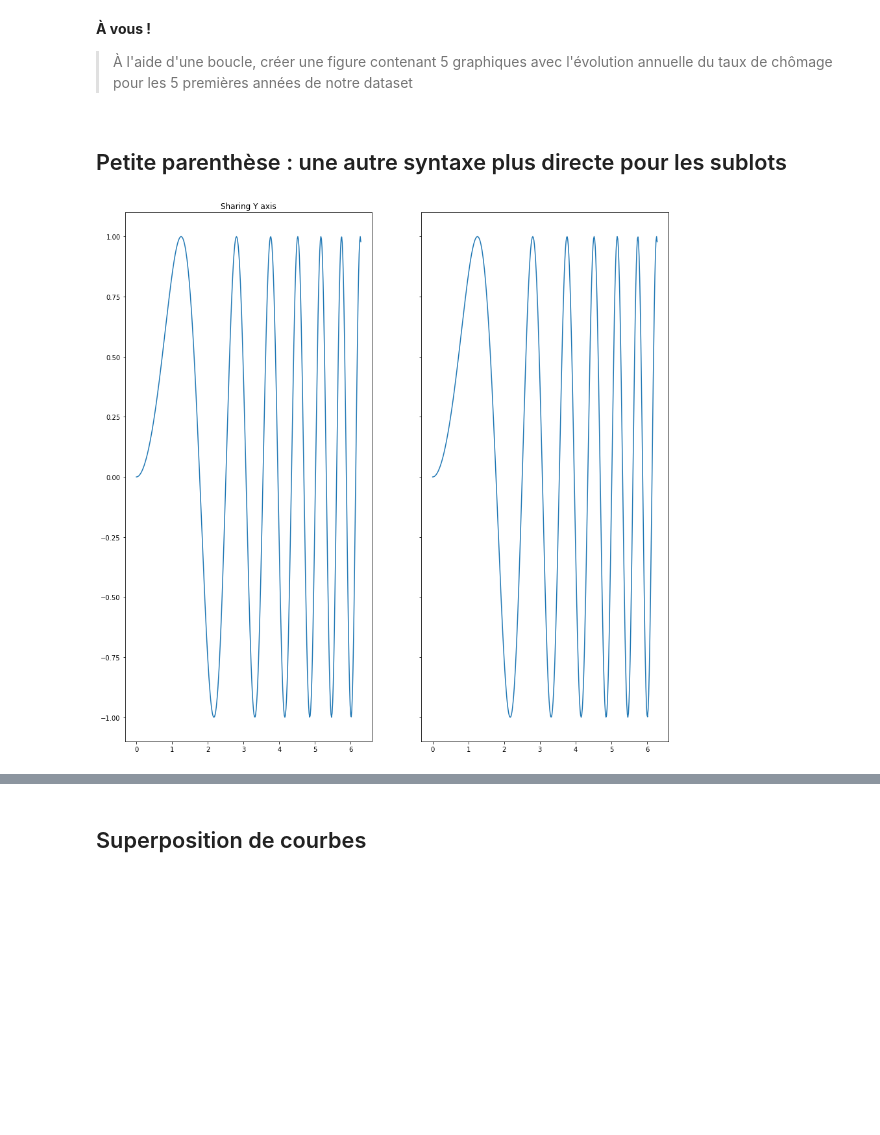
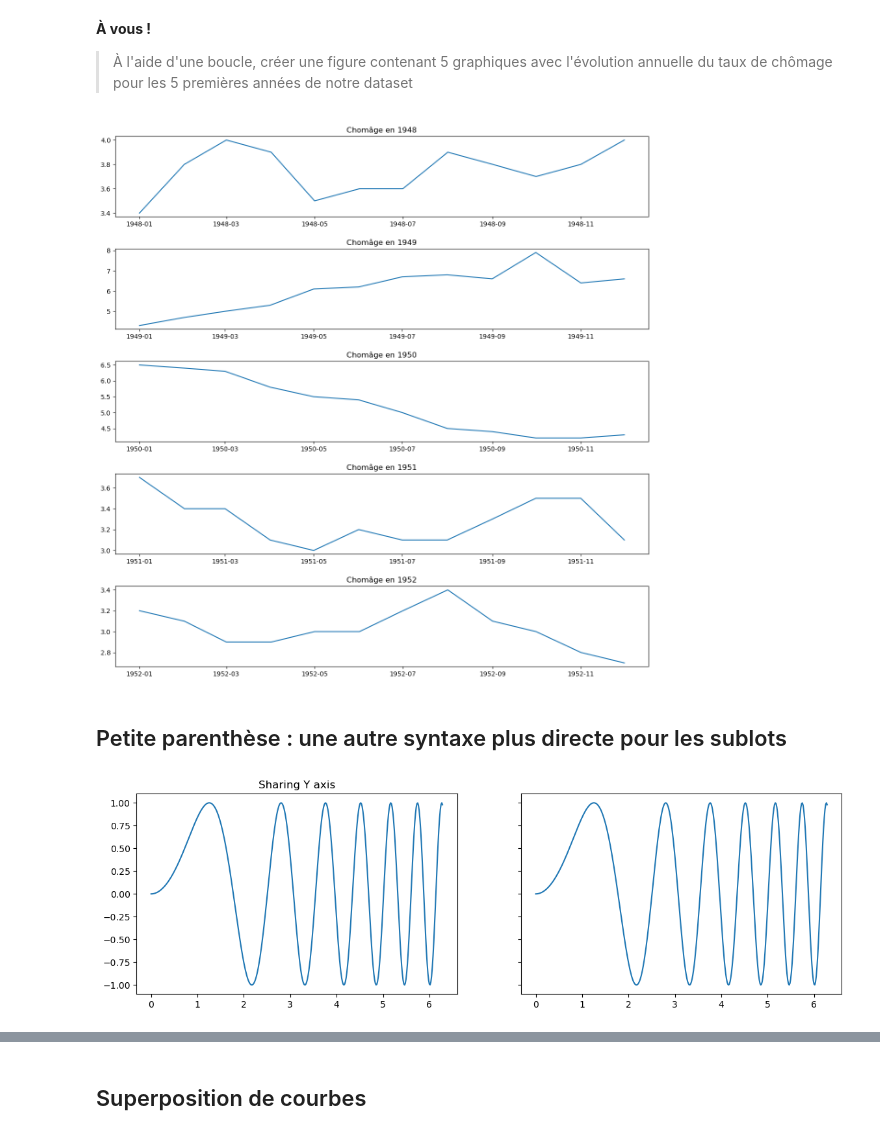
Before and after one commit to louiskuhn/IA-P3-Euskadi, a Jupyter notebook: Ressources/Python/2. Visualisation graphique/1. VisualisationGraphique_courbes.ipynb, the cells around one changed output, grey strips where cells are left out. Saved outputs shown, nothing was run; the diff lists cells and outputs as text; code cells hidden in the pictures; blank space fills up the shorter version.

Commit message:
dataviz python graphiques 1 et 2

```diff
--- a/Ressources/Python/2. Visualisation graphique/1. VisualisationGraphique_courbes.ipynb
+++ b/Ressources/Python/2. Visualisation graphique/1. VisualisationGraphique_courbes.ipynb
@@ -286,6 +321,20 @@ __À vous !__
 # %% [markdown]
 __À vous !__
 > À l'aide d'une boucle, créer une figure contenant 5 graphiques avec l'évolution annuelle du taux de chômage pour les 5 premières années de notre dataset
+# %%
+fig = plt.figure(figsize=(15,15))
+annees = [str(y) for y in range(1948,1953)]
+
+plt.subplots_adjust(hspace=0.4)
+
+for i in range(5):
+    ax = fig.add_subplot(5,1,i+1)
+    ax.plot(df.loc[annees[i]])
+    ax.set_title(f"Chomâge en {annees[i]}")
+
+plt.show()
+# %% [output]
+[figure, added]
 # %% [markdown]
 ## Petite parenthèse : une autre syntaxe plus directe pour les sublots
 # %%
@@ -298,10 +347,10 @@ y = np.sin(x**2)
 # %%
 # Create two subplots and unpack the output array immediately
 # Possibilité de faire une échelle commune
-f, (ax1, ax2) = plt.subplots(1, 2, sharey=True)
+f, (ax1, ax2) = plt.subplots(1, 2, sharey=True, figsize=(14,4))
 ax1.plot(x, y)
 ax1.set_title('Sharing Y axis')
 ax2.plot(x, y)
 plt.show()
 # %% [output]
-[figure, old version]
+[figure, new version]
```
Also changed, not shown: parts of 14 cells of this notebook, 1 other file.
